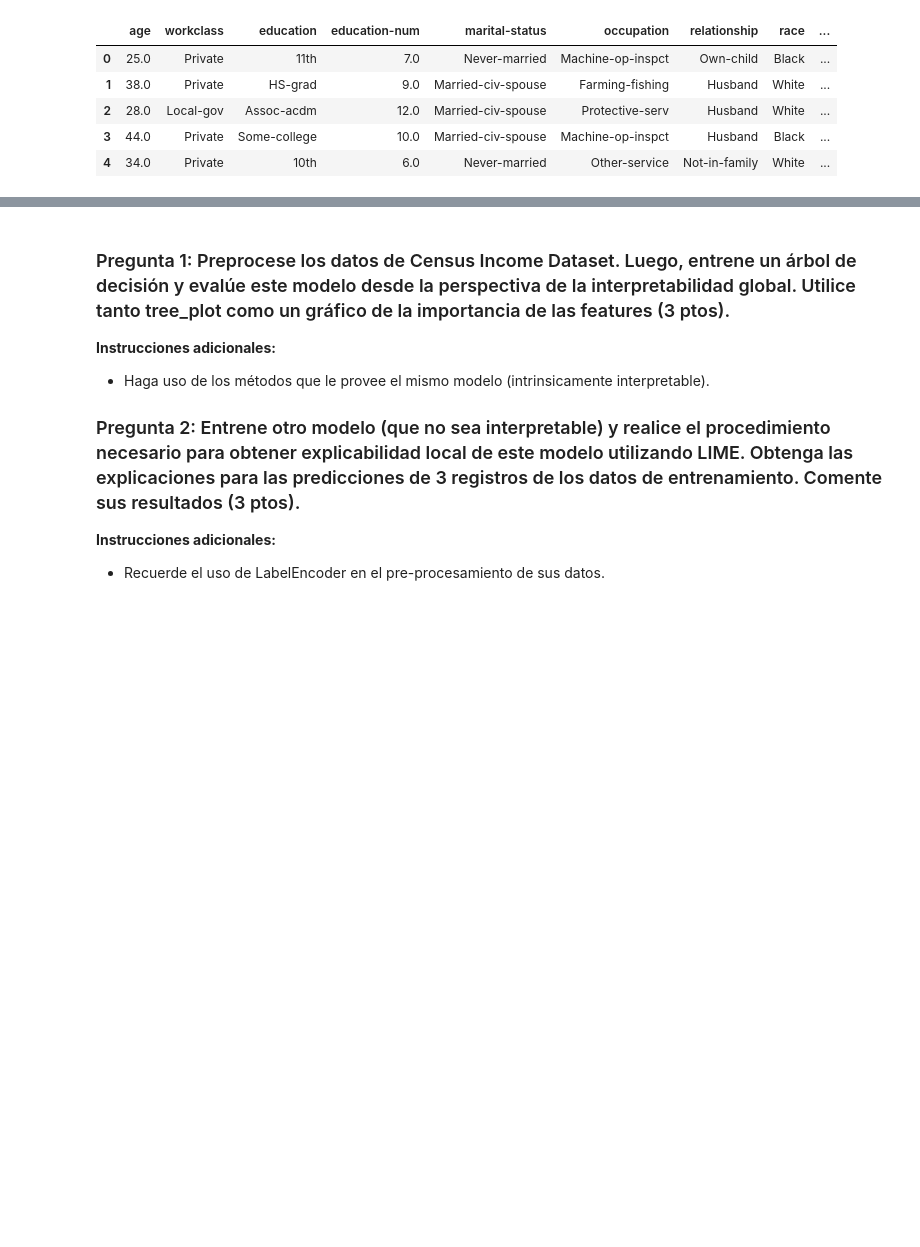
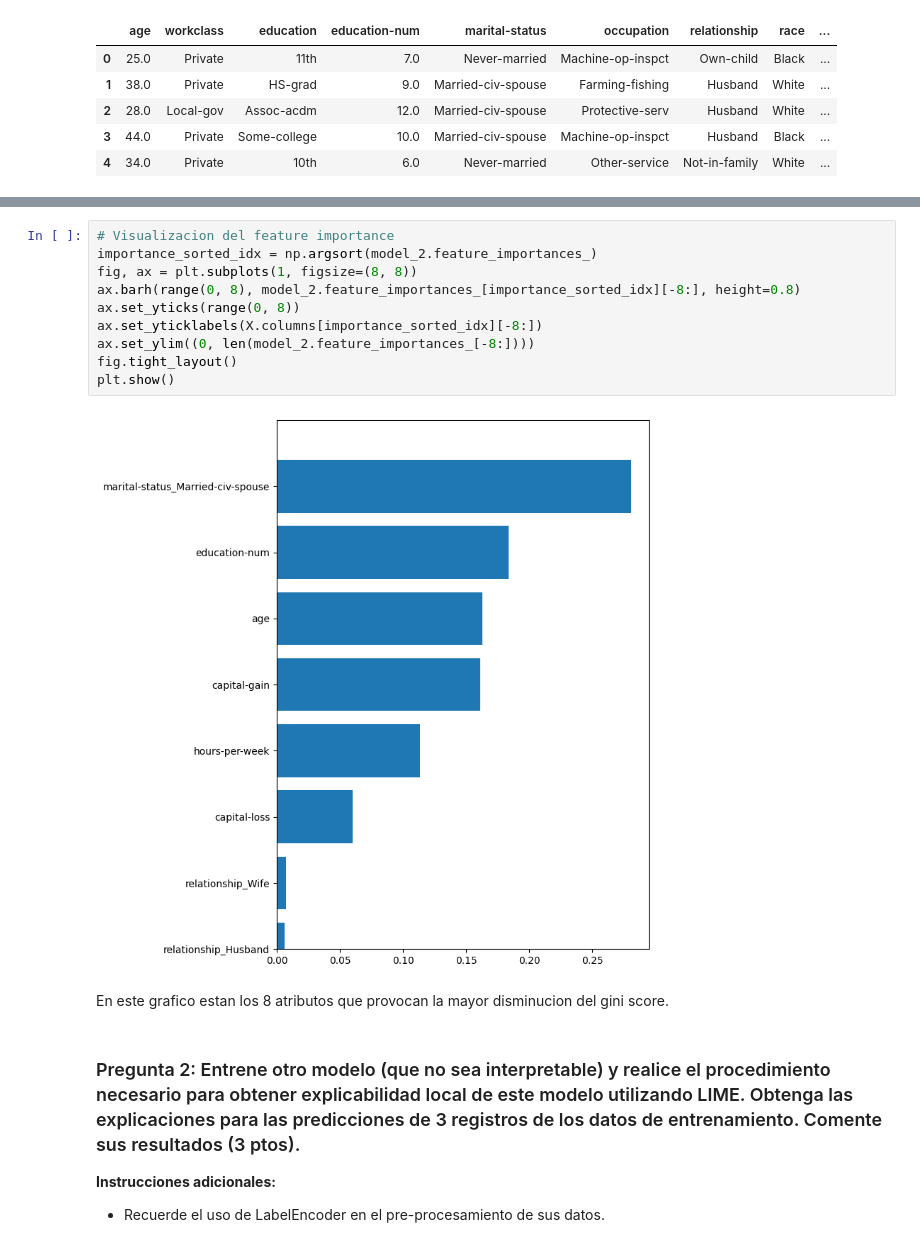
Before and after one commit to spoblete44/Etica-, a Jupyter notebook: Taller 3/Taller_Sumativo_3.ipynb, the cells around one changed output, grey strips where cells are left out. Saved outputs shown, nothing was run; the diff lists cells and outputs as text; blank space fills up the shorter version.

```diff
--- a/Taller 3/Taller_Sumativo_3.ipynb
+++ b/Taller 3/Taller_Sumativo_3.ipynb
@@ -27,10 +112,18 @@ df.head()
+# %%
+# Visualizacion del feature importance
+importance_sorted_idx = np.argsort(model_2.feature_importances_)
+fig, ax = plt.subplots(1, figsize=(8, 8))
+ax.barh(range(0, 8), model_2.feature_importances_[importance_sorted_idx][-8:], height=0.8)
+ax.set_yticks(range(0, 8))
+ax.set_yticklabels(X.columns[importance_sorted_idx][-8:])
+ax.set_ylim((0, len(model_2.feature_importances_[-8:])))
+fig.tight_layout()
+plt.show()
+# %% [output]
+[figure, added]
+# %% [markdown]
+En este grafico estan los 8 atributos que provocan la mayor disminucion del gini score.
 # %% [markdown]
-### Pregunta 1: Preprocese los datos de Census Income Dataset. Luego, entrene un árbol de decisión y evalúe este modelo desde la perspectiva de la interpretabilidad global. Utilice tanto tree_plot como un gráfico de la importancia de las features (3 ptos).
-
-**Instrucciones adicionales:**
-
-- Haga uso de los métodos que le provee el mismo modelo (intrinsicamente interpretable).
-
 ### Pregunta 2: Entrene otro modelo (que no sea interpretable) y realice el procedimiento necesario para obtener explicabilidad local de este modelo utilizando LIME. Obtenga las explicaciones para las predicciones de 3 registros de los datos de entrenamiento. Comente sus resultados (3 ptos).
 
 **Instrucciones adicionales:**
```
Also changed, not shown: parts of 10 cells of this notebook, 1 other file.
